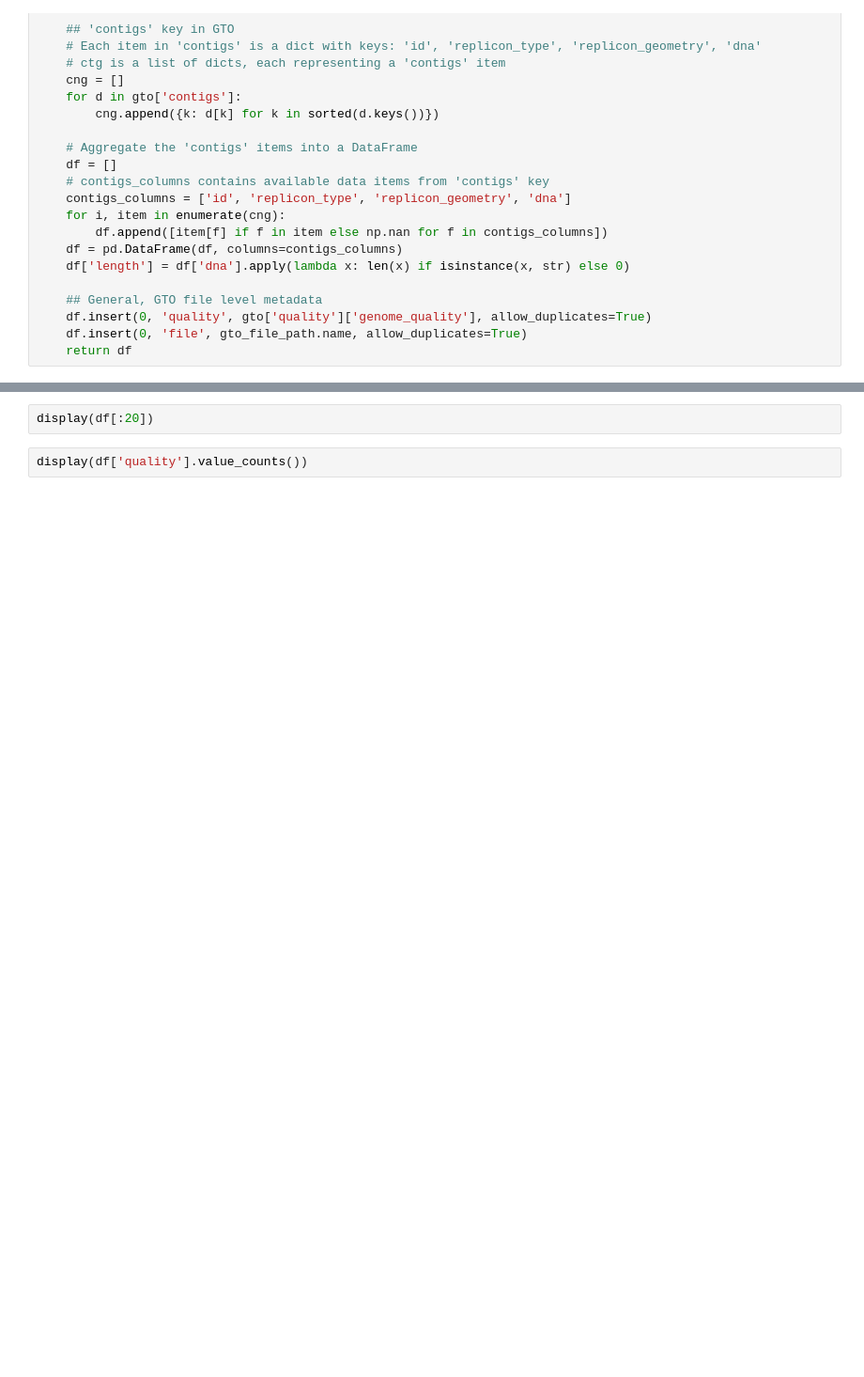
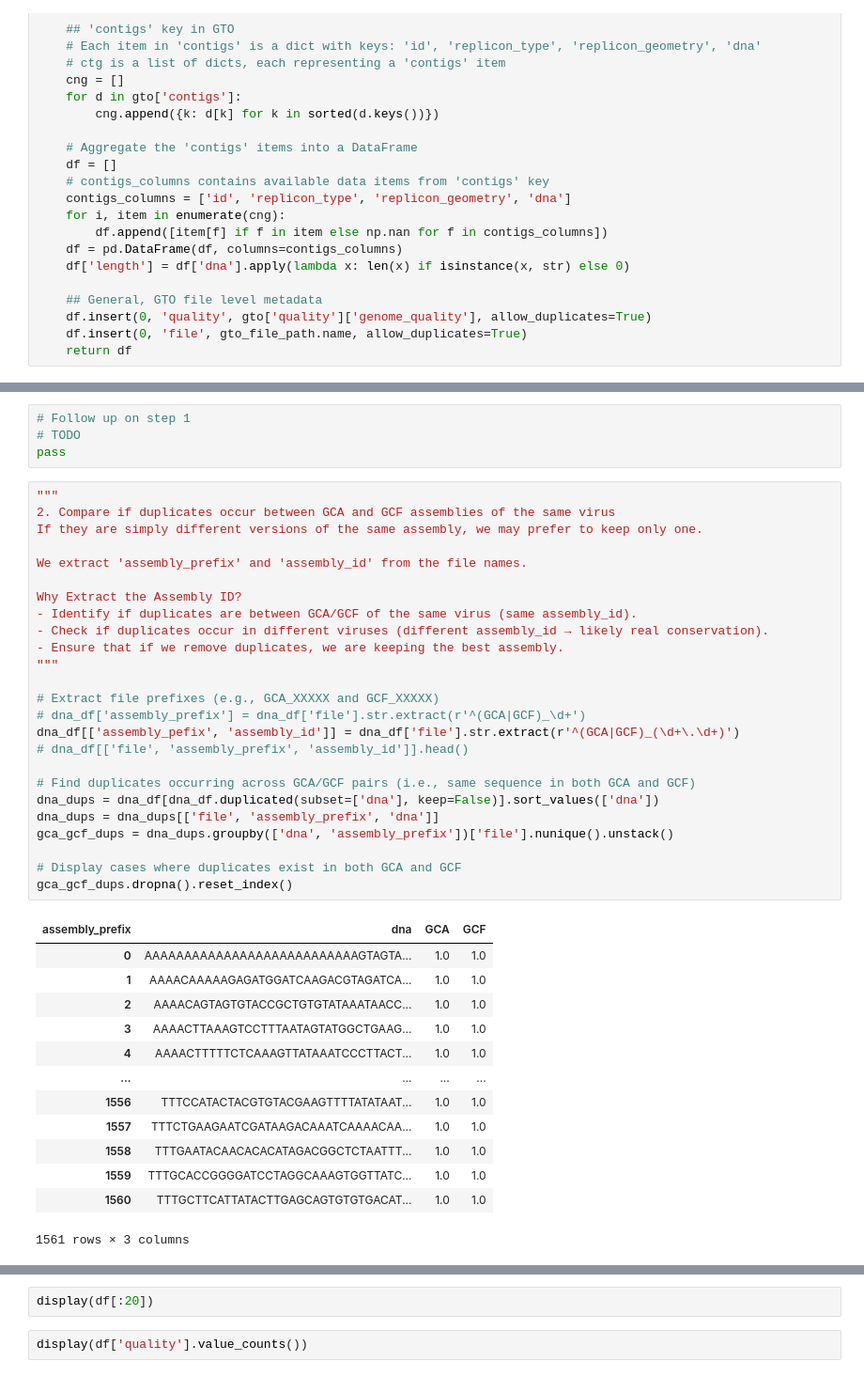
Before and after one commit to adpartin/viral-segmatch, a Jupyter notebook: notebooks/bunyas.ipynb, the cells around one changed output, grey strips where cells are left out. Shown: that part at 94% size. Cells and saved outputs as stored; diff of their text form; blank space fills up the shorter version.

```diff
--- a/notebooks/bunyas.ipynb
+++ b/notebooks/bunyas.ipynb
@@ -338,0 +490,43 @@ dna_df
+# %%
+# Follow up on step 1
+# TODO
+pass
+# %%
+"""
+2. Compare if duplicates occur between GCA and GCF assemblies of the same virus
+If they are simply different versions of the same assembly, we may prefer to keep only one.
+
+We extract 'assembly_prefix' and 'assembly_id' from the file names.
+
+Why Extract the Assembly ID?
+- Identify if duplicates are between GCA/GCF of the same virus (same assembly_id).
+- Check if duplicates occur in different viruses (different assembly_id → likely real conservation).
+- Ensure that if we remove duplicates, we are keeping the best assembly.
+"""
+
+# Extract file prefixes (e.g., GCA_XXXXX and GCF_XXXXX)
+# dna_df['assembly_prefix'] = dna_df['file'].str.extract(r'^(GCA|GCF)_\d+')
+dna_df[['assembly_pefix', 'assembly_id']] = dna_df['file'].str.extract(r'^(GCA|GCF)_(\d+\.\d+)')
+# dna_df[['file', 'assembly_prefix', 'assembly_id']].head()
+
+# Find duplicates occurring across GCA/GCF pairs (i.e., same sequence in both GCA and GCF)
+dna_dups = dna_df[dna_df.duplicated(subset=['dna'], keep=False)].sort_values(['dna'])
+dna_dups = dna_dups[['file', 'assembly_prefix', 'dna']]
+gca_gcf_dups = dna_dups.groupby(['dna', 'assembly_prefix'])['file'].nunique().unstack()
+
+# Display cases where duplicates exist in both GCA and GCF
+gca_gcf_dups.dropna().reset_index()
+# %% [output]
+| assembly_prefix | dna | GCA | GCF |
+| 0 | AAAAAAAAAAAAAAAAAAAAAAAAAAAGTAGTA... | 1.0 | 1.0 |
+| 1 | AAAACAAAAAGAGATGGATCAAGACGTAGATCA... | 1.0 | 1.0 |
+| 2 | AAAACAGTAGTGTACCGCTGTGTATAAATAACC... | 1.0 | 1.0 |
+| 3 | AAAACTTAAAGTCCTTTAATAGTATGGCTGAAG... | 1.0 | 1.0 |
+| 4 | AAAACTTTTTCTCAAAGTTATAAATCCCTTACT... | 1.0 | 1.0 |
+| ... | ... | ... | ... |
+| 1556 | TTTCCATACTACGTGTACGAAGTTTTATATAAT... | 1.0 | 1.0 |
+| 1557 | TTTCTGAAGAATCGATAAGACAAATCAAAACAA... | 1.0 | 1.0 |
+| 1558 | TTTGAATACAACACACATAGACGGCTCTAATTT... | 1.0 | 1.0 |
+| 1559 | TTTGCACCGGGGATCCTAGGCAAAGTGGTTATC... | 1.0 | 1.0 |
+| 1560 | TTTGCTTCATTATACTTGAGCAGTGTGTGACAT... | 1.0 | 1.0 |
+1561 rows × 3 columns
```
Also changed, not shown: parts of 25 cells of this notebook.
